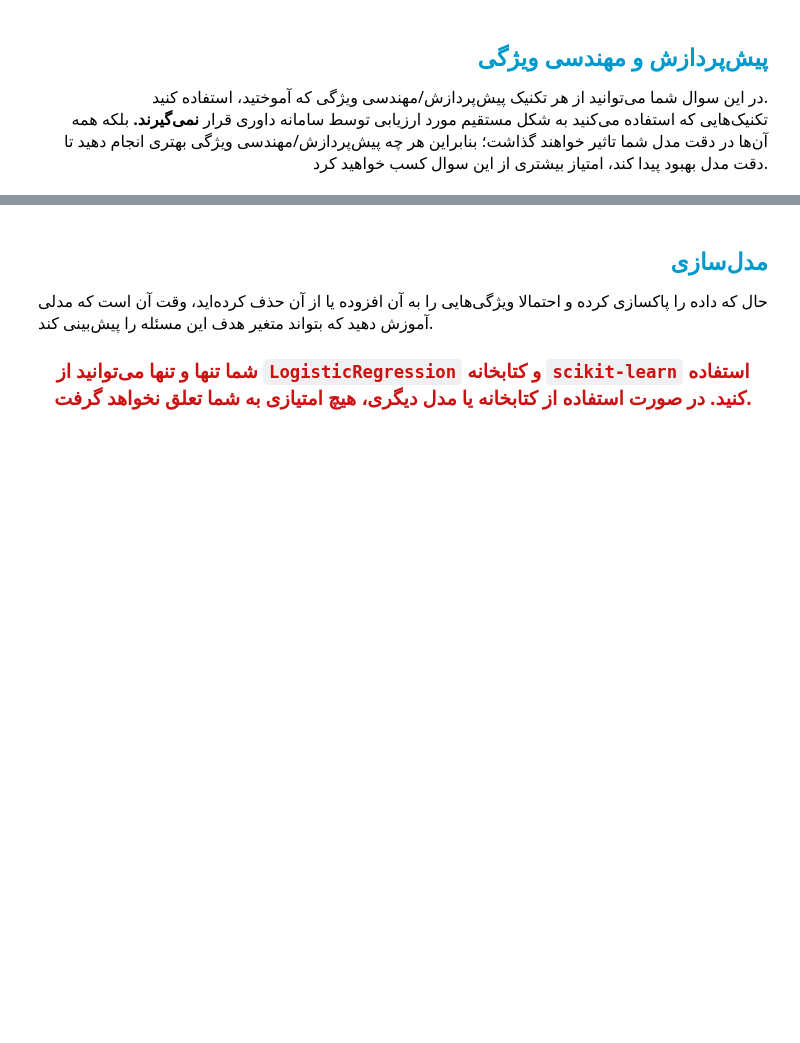
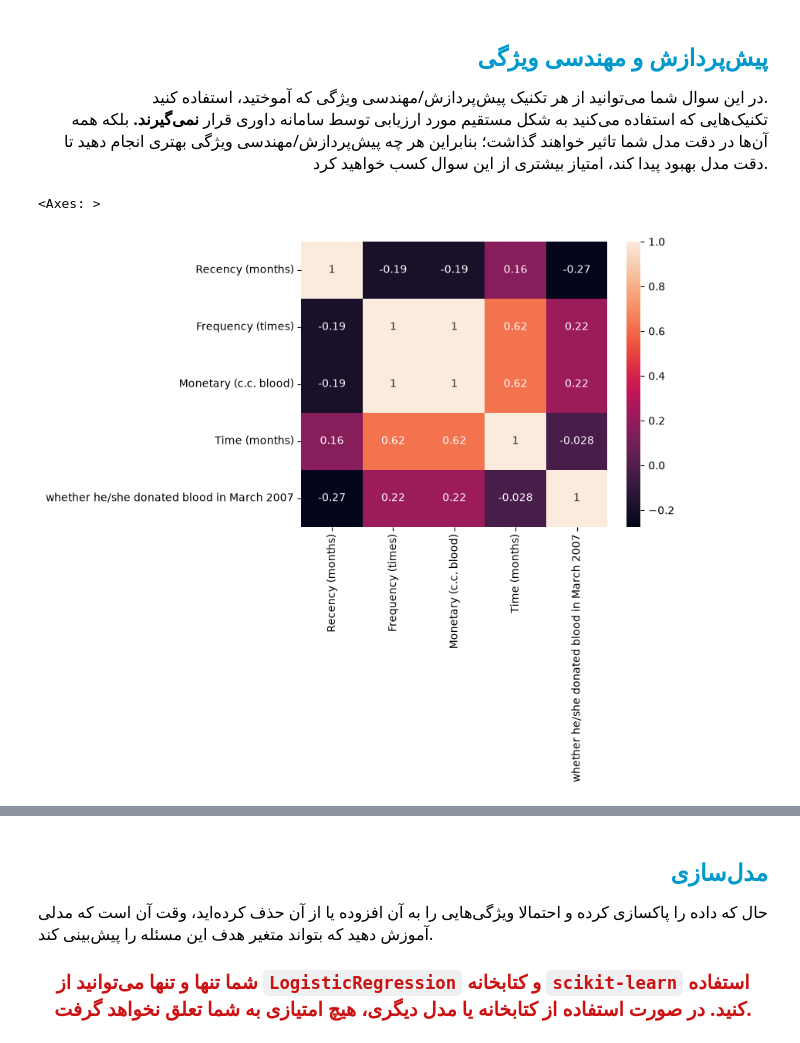
Before and after one commit to AmirrezaNasiri85/Artificial-Inteligance-Boot-Camp, a Jupyter notebook: Tamirin/Week4.2/blood_donation/blood_donation.ipynb, the cells around one changed output, grey strips where cells are left out. Saved outputs shown, nothing was run; the diff lists cells and outputs as text; code cells hidden in the pictures; blank space fills up the shorter version.

```diff
--- a/Tamirin/Week4.2/blood_donation/blood_donation.ipynb
+++ b/Tamirin/Week4.2/blood_donation/blood_donation.ipynb
@@ -82,7 +82,5 @@ from sklearn.model_selection import train_test_split
 train = pd.read_csv('train.csv')
 test = pd.read_csv('test.csv')
 
-
-# Asigning the cross validation data sets.
-train, crossValidatioin = train_test_split(train, random_state=42, test_size=0.3)
+train.head()
 # %% [output]
@@ -114,6 +105,17 @@ train, crossValidatioin = train_test_split(train, random_state=42, test_size=0.3
     تکنیک‌هایی که استفاده می‌کنید به شکل مستقیم مورد ارزیابی توسط سامانه داوری قرار <b>نمی‌گیرند.</b> بلکه همه آن‌ها در دقت مدل شما تاثیر خواهند گذاشت؛ بنابراین هر چه پیش‌پردازش/مهندسی ویژگی بهتری انجام دهید تا دقت مدل بهبود پیدا کند، امتیاز بیشتری از این سوال کسب خواهید کرد.
 </font>
 </p>
+# %%
+import seaborn as sns
+
+corrolation = train.corr()
+sns.heatmap(
+    corrolation,
+    annot=True
+)
+# %% [output]
+<Axes: >
+[figure, added]
 # %%
 # Do preprocessing :)
 # if you run this code line it shows that we do not have Nan values so we do not need to fill them
```
Also changed, not shown: parts of 7 cells of this notebook, 3 other files.
